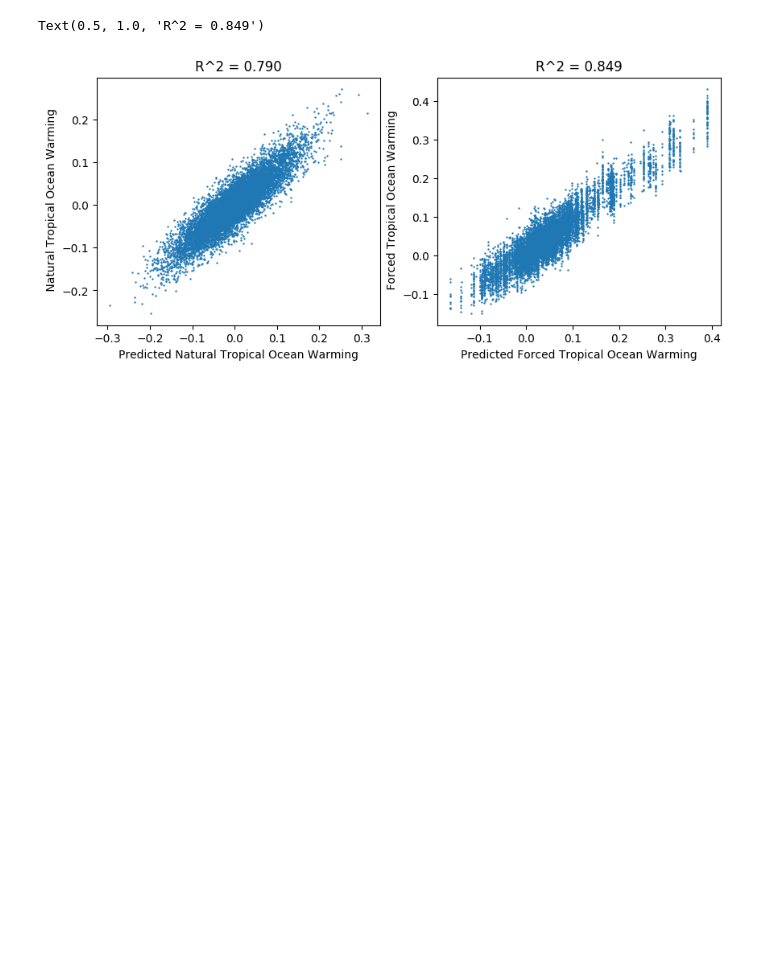
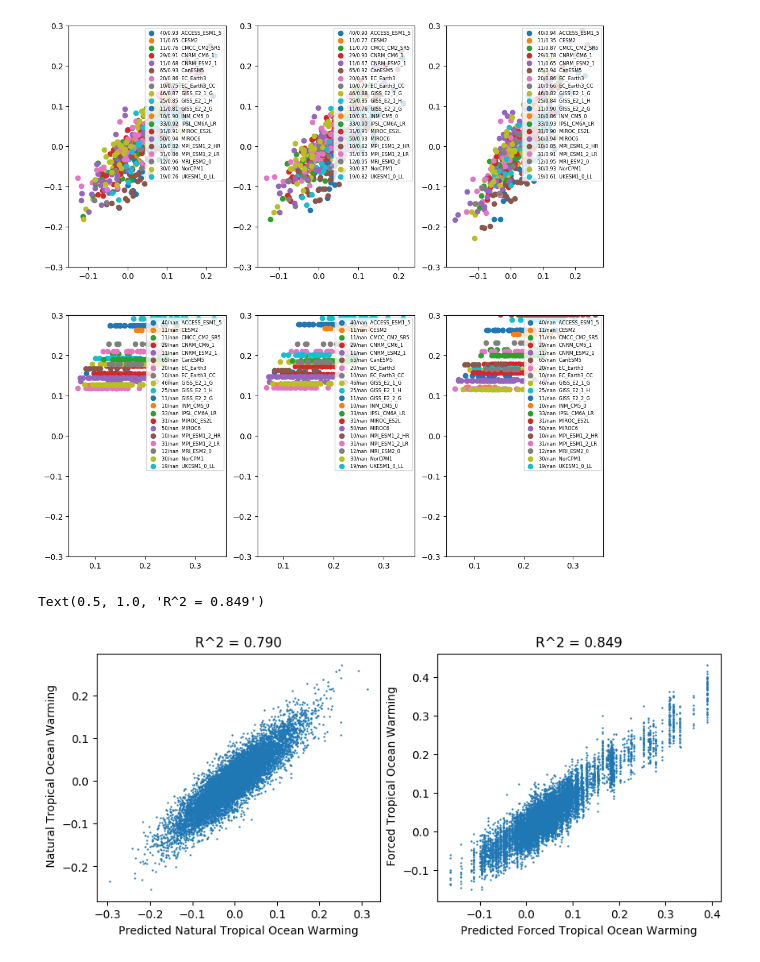
Before and after one commit to AodhanSweeney/SurfaceTrendLearing, a Jupyter notebook: RealScience/PLSRegression.ipynb, the cells around one changed output. Saved outputs shown, nothing was run; the diff lists cells and outputs as text; code cells hidden in the pictures; blank space fills up the shorter version.

```diff
--- a/RealScience/PLSRegression.ipynb
+++ b/RealScience/PLSRegression.ipynb
@@ -15,0 +22,22 @@ TraingPredictorData, TrainingTargetData, TestingPredictorData, TestingTargetData
+# %%
+from sklearn.cross_decomposition import PLSRegression
+from scipy import stats
+
+# iterate over all CV folds (there should be eqaul number of CV folds as models)
+NameValidatationPredictions = []
+for model_idx in range(len(ModelNames)):
+    # Reshape target and predictor data for model
+    TrainingTargetDataShape = np.shape(TrainingTargetData[model_idx])
+    TestinTargetDataShape = np.shape(TestingTargetData[model_idx])
+    TrainingTargetDataReshaped = np.reshape(TrainingTargetData[model_idx], (TrainingTargetDataShape[0], TrainingTargetDataShape[1]*TrainingTargetDataShape[2]))
+    TestingTargetDataReshaped = np.reshape(TestingTargetData[model_idx], (TestinTargetDataShape[0], TestinTargetDataShape[1]*TestinTargetDataShape[2]))
+
+    # Model Design
+    pls = PLSRegression(n_components=12)
+
+    # Train model
+    pls_model = pls.fit(TrainingPredictorData[model_idx], TrainingTargetDataReshaped)
+
+    # Predict using trained model
+    Y_pred = pls.predict(TestingPredictorData[model_idx])
+    NameValidatationPredictions.append([ModelNames[model_idx], TestingTargetDataReshaped, Y_pred])
@@ -16,3 +73,25 @@ TraingPredictorData, TrainingTargetData, TestingPredictorData, TestingTargetData
+# %%
+fig, axs = plt.subplots(2,3, figsize=(12,12))
+
+for model_idx in range(len(NameValidatationPredictions)):
+    modelName = NameValidatationPredictions[model_idx][0]
+    ValidationData = NameValidatationPredictions[model_idx][1]
+    PredictedData = NameValidatationPredictions[model_idx][2]
+    N_ensembles = len(PredictedData)
+    # the second axis in ValidationData and PredictedData is stored as:
+    # Nat Trop Tot, Nat Trop Ocn, Nat Trop Lnd, For Trop Tot, For Trop Ocn, For Trop Lnd
+
+    for predictant_idx in range(6):
+        val = ValidationData[:,predictant_idx]
+        pred = PredictedData[:,predictant_idx]
+        r = stats.pearsonr(val, pred)[0]
+        axs_obj = axs.flatten()[predictant_idx]
+        label_id = str(N_ensembles) + '/' + str(r)[:4] + ' ' + ' ' + modelName
+        axs_obj.scatter(PredictedData[:,predictant_idx], ValidationData[:,predictant_idx], label=label_id)
+        axs_obj.legend(loc=1, prop={'size': 6})
+        axs_obj.set_ylim(-.3,.3)
+# %% [output]
+[figure, added]
 # %%
 from sklearn.cross_decomposition import PLSRegression
 from sklearn.linear_model import LinearRegression
```
Also changed, not shown: parts of 2 cells of this notebook, 2 other files.
